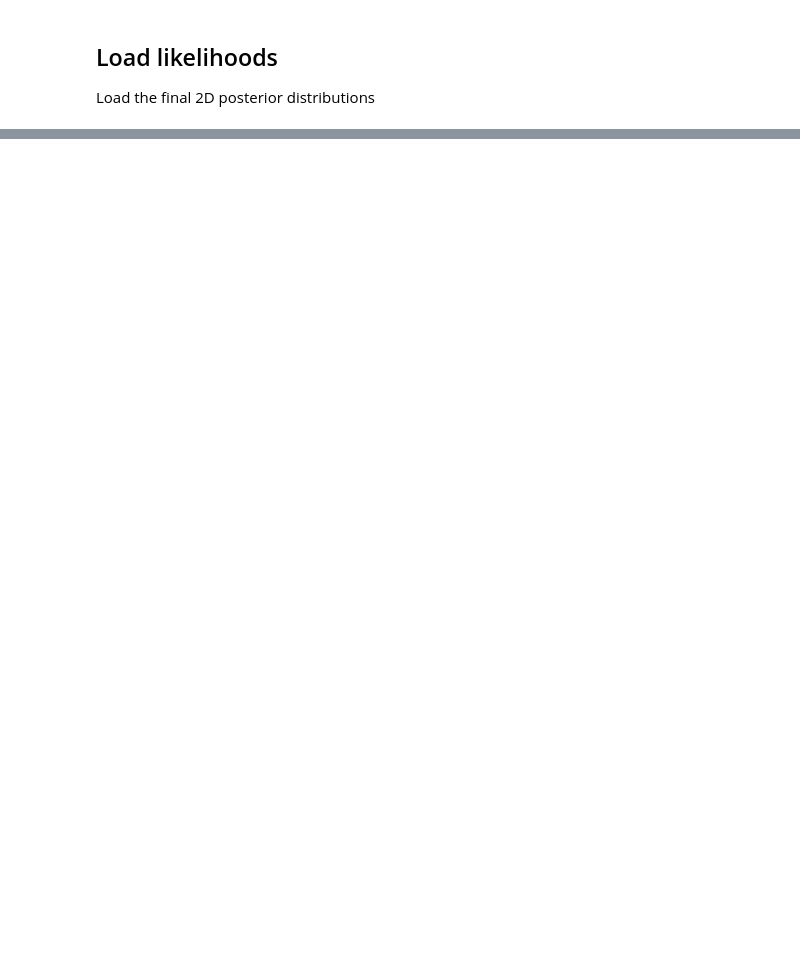
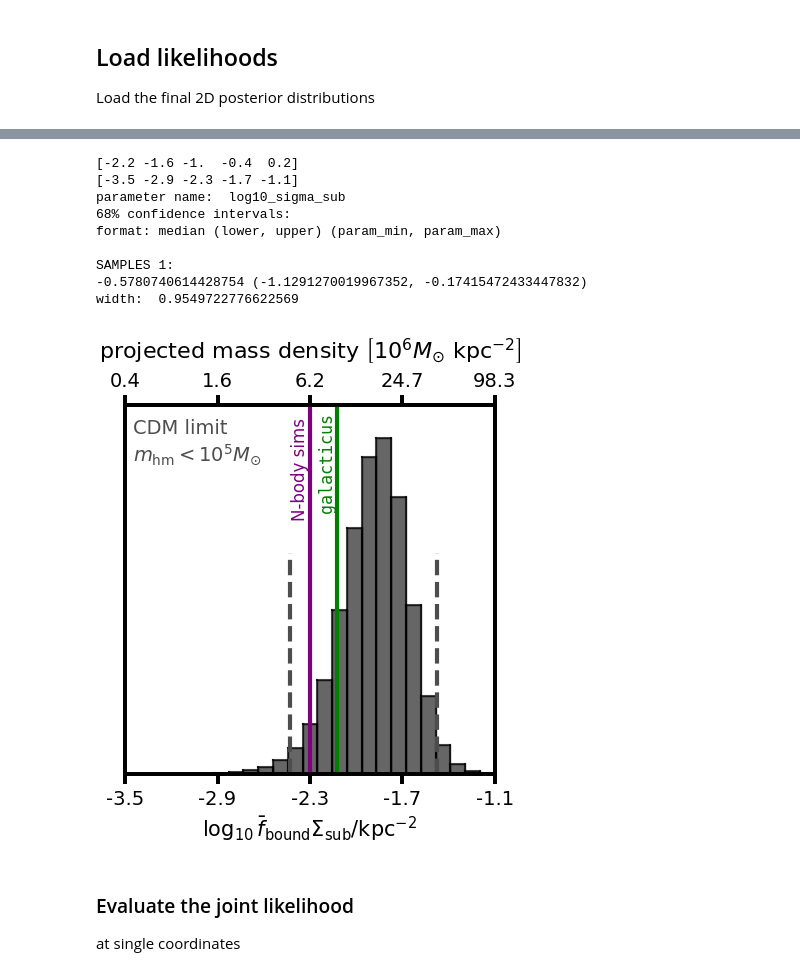
Before and after one commit to dangilman/samana, a Jupyter notebook: notebooks/jwst_DM_survey_IV/inference_simple.ipynb, the cells around one changed output, grey strips where cells are left out. Drawn from its saved outputs; the diff is of its cells as text; code cells hidden in the pictures; blank space fills up the shorter version.

```diff
--- a/notebooks/jwst_DM_survey_IV/inference_simple.ipynb
+++ b/notebooks/jwst_DM_survey_IV/inference_simple.ipynb
@@ -347,0 +489,77 @@ width:  0.9786661606658025
+# %%
+print(np.array([-2.2, -1.6, -1.0, -0.4, 0.2]))
+print(np.round(np.log10(0.05 * 10**np.array([-2.2, -1.6, -1.0, -0.4, 0.2])),1))
+
+def param_name_transformation_2(param_name):
+
+    if param_name == 'log10_sigma_sub':
+        name = r'$\log_{10} \bar{f}_{\rm{bound}} \Sigma_{\rm{sub}}/\rm{kpc^{-2}}$'
+    elif param_name == 'log_mc':
+        name = r'$\log_{10} m_{\rm{hm}} / {M_{\odot}}$'
+    elif param_name == 'LOS_normalization':
+        name = r'$\delta_{\rm{LOS}}$'
+    elif param_name == 'shmf_log_slope':
+        name = r'$\alpha$'
+    return name
+
+def label_axes_function_2():
+    settings = {}
+    settings['log10_sigma_sub'] = {}
+    settings['log_mc'] = {}
+    settings['LOS_normalization'] = {}
+    settings['shmf_log_slope'] = {}
+    settings['log10_sigma_sub']['tick_locations'] = [-2.2, -1.6, -1.0, -0.4, 0.2]
+    settings['log10_sigma_sub']['tick_labels'] = [-3.5, -2.9, -2.3, -1.7, -1.1]
+    settings['log_mc']['tick_locations'] = [4.0, 5.5, 7.0, 8.5, 10.0]
+    settings['log_mc']['tick_labels'] = settings['log_mc']['tick_locations']
+    settings['LOS_normalization']['tick_locations'] = [0.92,1.0,1.08]
+    settings['LOS_normalization']['tick_labels'] = settings['LOS_normalization']['tick_locations']
+    settings['shmf_log_slope']['tick_locations'] = [-1.93, -1.9, -1.82]
+    settings['shmf_log_slope']['tick_labels'] = settings['shmf_log_slope']['tick_locations']
+    return settings
+
+triplot = TrianglePlot([
+                        joint * priors['logmc_prior']
+                        ],
+                          param_name_transformation=param_name_transformation_2,
+                      ticks_and_labels_settings=label_axes_function_2())
+axes = triplot.make_marginal('log10_sigma_sub',
+                            show_low=False, show_high=False)
+
+(meds, uppers, lowers) = triplot.get_parameter_confidence_interval('log10_sigma_sub', 2, return_intervals=True)
+lower_95, upper_95 = lowers[0], uppers[0]
+#lower_95_joint, upper_95_joint = lowers[1], uppers[1]
+axes.axvline(lower_95, color='0.3', ymax=0.6, linestyle='--', lw=3)
+axes.axvline(upper_95, color='0.3', ymax=0.6, linestyle='--', lw=3)
+
+#axes.axvline(lower_95_joint, color='b', ymax=0.6, linestyle='--', lw=3)
+#axes.axvline(upper_95_joint, color='b', ymax=0.6, linestyle='--', lw=3)
+
+axes.axvline(-1.0, color='purple', ymax=1.0, linestyle='-', lw=3)
+axes.annotate('N-body sims', xy=(0.45, 0.7), xycoords='axes fraction', fontsize=12, rotation=90, color='purple')
+axes.axvline(np.log10(0.15), color='green', ymax=1., linestyle='-', lw=3)
+axes.annotate(r'$\tt{galacticus}$', xy=(0.52, 0.72), xycoords='axes fraction', fontsize=12, rotation=90, color='green')
+axes.annotate('CDM limit\n'+r'$m_{\rm{hm}} <  10^5 M_{\odot}$', xy=(0.02, 0.85), xycoords='axes fraction',
+              color='0.3', fontsize=14)
+ax2 = axes.secondary_xaxis('top')
+ax2.set_xticks([-2.2, -1.6, -1.0, -0.4, 0.2])
+ax2.set_xticklabels([0.4, 1.6, 6.2, 24.7, 98.3], fontsize=14)
+ax2.set_xlabel('projected mass density '+r'$\left[10^6 M_{\odot} \ \rm{kpc^{-2}}\right]$', fontsize=16, labelpad=10)
+
+plt.savefig('CDM_inference_prl.pdf',bbox_inches='tight')
+plt.show()
+# %% [output]
+[-2.2 -1.6 -1.  -0.4  0.2]
+[-3.5 -2.9 -2.3 -1.7 -1.1]
+parameter name:  log10_sigma_sub
+68% confidence intervals:
+format: median (lower, upper) (param_min, param_max)
+
+SAMPLES 1:
+-0.5780740614428754 (-1.1291270019967352, -0.17415472433447832)
+width:  0.9549722776622569
+[figure, added]
+# %% [markdown]
+### Evaluate the joint likelihood
+
+at single coordinates
```
Also changed, not shown: parts of 7 cells of this notebook.
